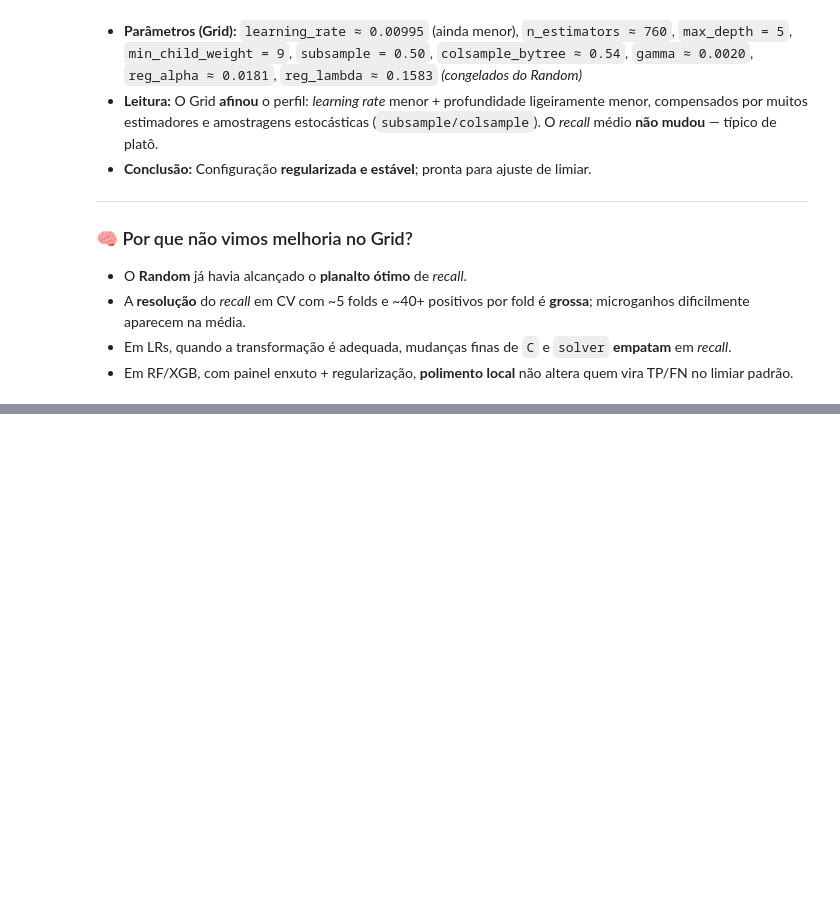
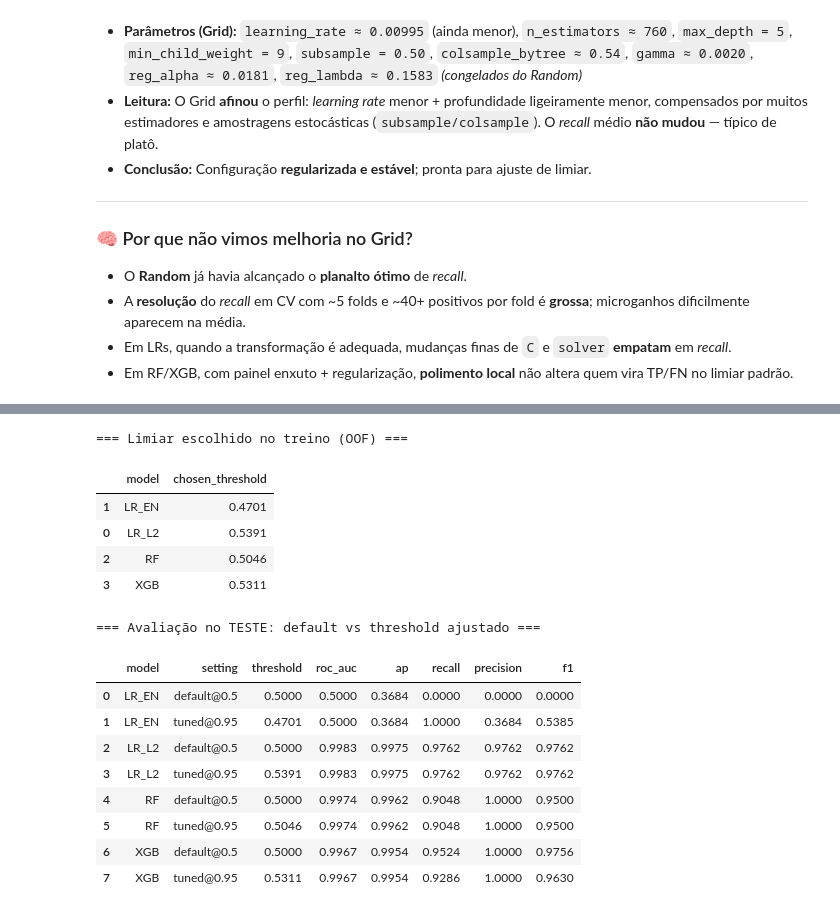
Before and after one commit to djflucena/tech-challenge-3, a Jupyter notebook: notebooks/01_exploracao_modelagem.ipynb, the cells around one changed output, grey strips where cells are left out. Saved outputs shown, nothing was run; the diff lists cells and outputs as text; code cells hidden in the pictures; blank space fills up the shorter version.

Commit message:
Limiar OOF concluído

```diff
--- a/notebooks/01_exploracao_modelagem.ipynb
+++ b/notebooks/01_exploracao_modelagem.ipynb
@@ -1630,0 +1799,31 @@ Rodamos um **GridSearchCV local** (refit = *recall*) ao redor dos melhores ponto
+# %%
+# Relatório final (ordenado por model/setting)
+threshold_df = pd.DataFrame(
+    [{"model": k, "chosen_threshold": v} for k, v in thresholds_chosen.items()]
+).sort_values("model")
+
+test_report_df = pd.DataFrame(report_rows).sort_values(["model", "setting"]).reset_index(drop=True)
+
+print("=== Limiar escolhido no treino (OOF) ===")
+display(HTML(threshold_df.round(4).to_html()))
+
+print("\n=== Avaliação no TESTE: default vs threshold ajustado ===")
+# cm é array; mostramos métricas principais e guardamos a CM separada
+display(HTML(test_report_df.drop(columns=["cm"]).round(4).to_html()))
+# %% [output]
+=== Limiar escolhido no treino (OOF) ===
+|  | model | chosen_threshold |
+| 1 | LR_EN | 0.4701 |
+| 0 | LR_L2 | 0.5391 |
+| 2 | RF | 0.5046 |
+| 3 | XGB | 0.5311 |
+=== Avaliação no TESTE: default vs threshold ajustado ===
+|  | model | setting | threshold | roc_auc | ap | recall | precision | f1 |
+| 0 | LR_EN | default@0.5 | 0.5000 | 0.5000 | 0.3684 | 0.0000 | 0.0000 | 0.0000 |
+| 1 | LR_EN | tuned@0.95 | 0.4701 | 0.5000 | 0.3684 | 1.0000 | 0.3684 | 0.5385 |
+| 2 | LR_L2 | default@0.5 | 0.5000 | 0.9983 | 0.9975 | 0.9762 | 0.9762 | 0.9762 |
+| 3 | LR_L2 | tuned@0.95 | 0.5391 | 0.9983 | 0.9975 | 0.9762 | 0.9762 | 0.9762 |
+| 4 | RF | default@0.5 | 0.5000 | 0.9974 | 0.9962 | 0.9048 | 1.0000 | 0.9500 |
+| 5 | RF | tuned@0.95 | 0.5046 | 0.9974 | 0.9962 | 0.9048 | 1.0000 | 0.9500 |
+| 6 | XGB | default@0.5 | 0.5000 | 0.9967 | 0.9954 | 0.9524 | 1.0000 | 0.9756 |
+| 7 | XGB | tuned@0.95 | 0.5311 | 0.9967 | 0.9954 | 0.9286 | 1.0000 | 0.9630 |
```
Also changed, not shown: parts of 8 cells of this notebook.
